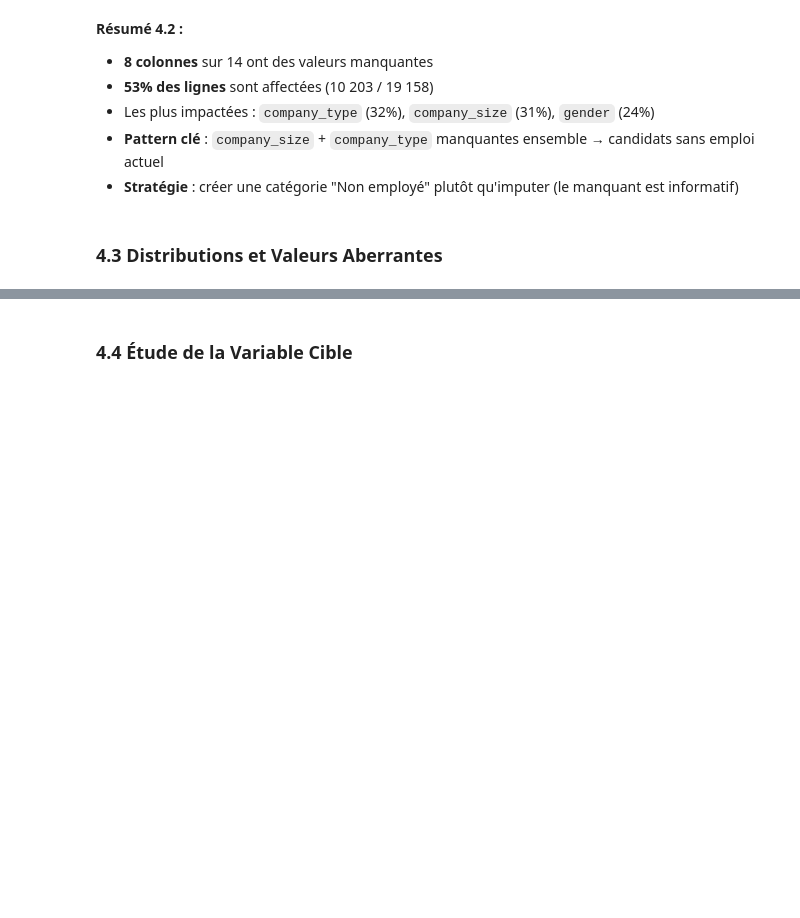
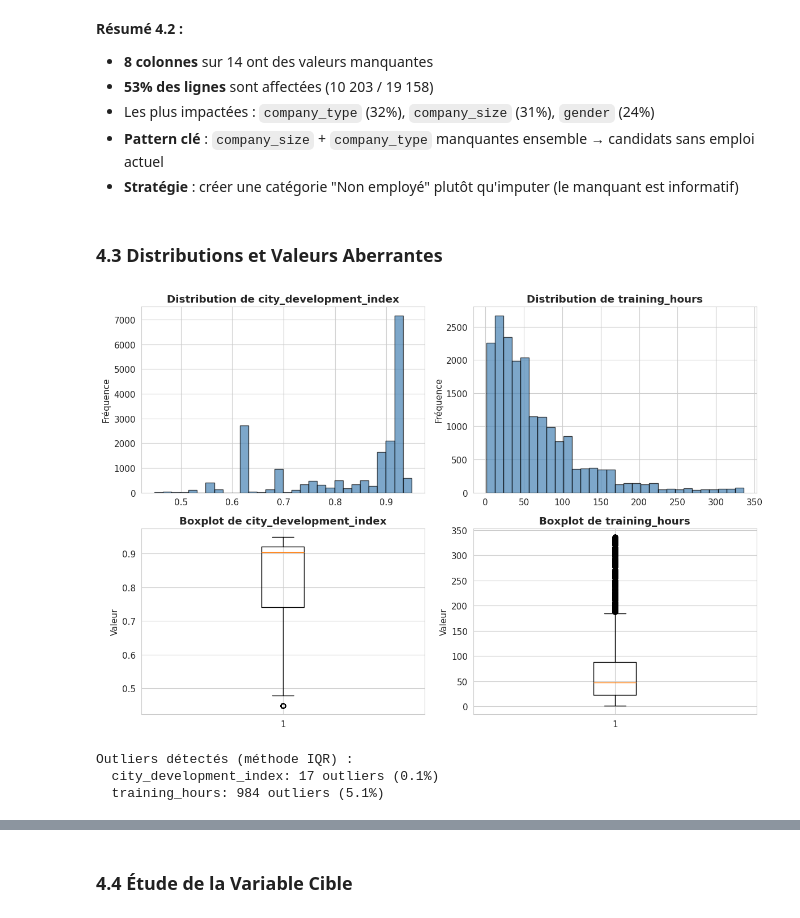
Before and after one commit to Angry-Jay/ML_TheHiredHand, a Jupyter notebook: ml-the-hired-hand-v2.ipynb, the cells around one changed output, grey strips where cells are left out. Cells and saved outputs as stored; diff of their text form; code cells hidden in the pictures; blank space fills up the shorter version.

```diff
--- a/ml-the-hired-hand-v2.ipynb
+++ b/ml-the-hired-hand-v2.ipynb
@@ -227,0 +296,34 @@ print("→ Interprétation : ces candidats n'ont probablement pas d'emploi actue
+# %%
+# Variables numériques à analyser (excluant enrollee_id et target)
+num_features = ['city_development_index', 'training_hours']
+
+# Histogrammes + Boxplots côte à côte
+fig, axes = plt.subplots(2, 2, figsize=(12, 8))
+
+for idx, col in enumerate(num_features):
+    # Histogramme
+    axes[0, idx].hist(df[col], bins=30, edgecolor='black', alpha=0.7, color='steelblue')
+    axes[0, idx].set_title(f'Distribution de {col}', fontweight='bold')
+    axes[0, idx].set_ylabel('Fréquence')
+
+    # Boxplot
+    axes[1, idx].boxplot(df[col].dropna(), vert=True)
+    axes[1, idx].set_title(f'Boxplot de {col}', fontweight='bold')
+    axes[1, idx].set_ylabel('Valeur')
+
+plt.tight_layout()
+plt.show()
+# %% [output]
+[figure, added]
+# %%
+# Détection des outliers (méthode IQR)
+print("Outliers détectés (méthode IQR) :")
+for col in num_features:
+    Q1, Q3 = df[col].quantile([0.25, 0.75])
+    IQR = Q3 - Q1
+    outliers = df[(df[col] < Q1 - 1.5*IQR) | (df[col] > Q3 + 1.5*IQR)]
+    print(f"  {col}: {len(outliers)} outliers ({len(outliers)/len(df)*100:.1f}%)")
+# %% [output]
+Outliers détectés (méthode IQR) :
+  city_development_index: 17 outliers (0.1%)
+  training_hours: 984 outliers (5.1%)
```
Also changed, not shown: parts of 23 cells of this notebook.
